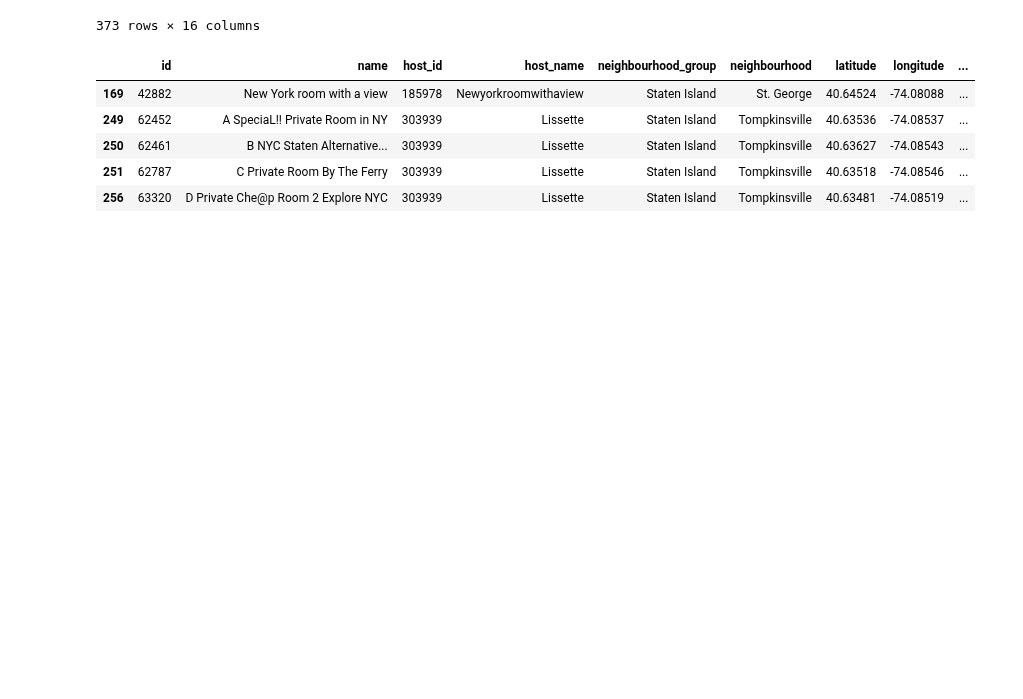
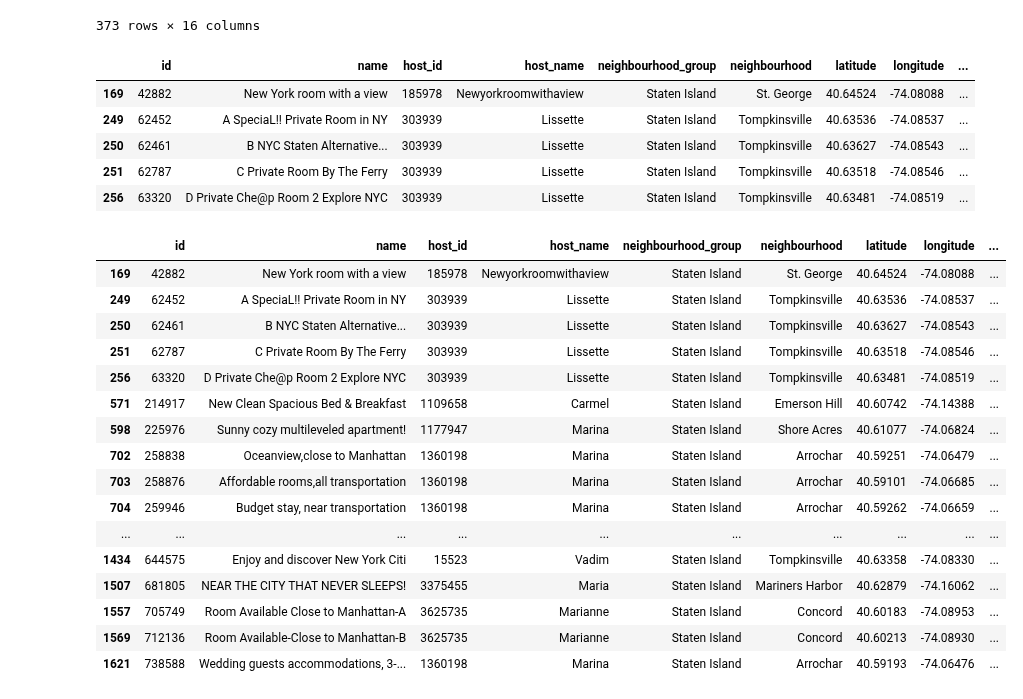
Before and after one commit to david-yang2/airbnb, a Jupyter notebook: EDA.ipynb, the cells around one changed output. Saved outputs shown, nothing was run; the diff lists cells and outputs as text; code cells hidden in the pictures; blank space fills up the shorter version.

Commit message:
first 20 staten

```diff
--- a/EDA.ipynb
+++ b/EDA.ipynb
@@ -527,3 +527,23 @@ Staten_Island.iloc[:5]
 | 250 | 62461 | B NYC Staten Alternative... | 303939 | Lissette | Staten Island | Tompkinsville | 40.63627 | -74.08543 | ... |
 | 251 | 62787 | C Private Room By The Ferry | 303939 | Lissette | Staten Island | Tompkinsville | 40.63518 | -74.08546 | ... |
 | 256 | 63320 | D Private Che@p Room 2 Explore NYC | 303939 | Lissette | Staten Island | Tompkinsville | 40.63481 | -74.08519 | ... |
+# %%
+Staten_Island.iloc[:20]
+# %% [output]
+|  | id | name | host_id | host_name | neighbourhood_group | neighbourhood | latitude | longitude | ... |
+| 169 | 42882 | New York room with a view | 185978 | Newyorkroomwithaview | Staten Island | St. George | 40.64524 | -74.08088 | ... |
+| 249 | 62452 | A SpeciaL!! Private Room in NY | 303939 | Lissette | Staten Island | Tompkinsville | 40.63536 | -74.08537 | ... |
+| 250 | 62461 | B NYC Staten Alternative... | 303939 | Lissette | Staten Island | Tompkinsville | 40.63627 | -74.08543 | ... |
+| 251 | 62787 | C Private Room By The Ferry | 303939 | Lissette | Staten Island | Tompkinsville | 40.63518 | -74.08546 | ... |
+| 256 | 63320 | D Private Che@p Room 2 Explore NYC | 303939 | Lissette | Staten Island | Tompkinsville | 40.63481 | -74.08519 | ... |
+| 571 | 214917 | New Clean Spacious Bed & Breakfast | 1109658 | Carmel | Staten Island | Emerson Hill | 40.60742 | -74.14388 | ... |
+| 598 | 225976 | Sunny cozy multileveled apartment! | 1177947 | Marina | Staten Island | Shore Acres | 40.61077 | -74.06824 | ... |
+| 702 | 258838 | Oceanview,close to Manhattan | 1360198 | Marina | Staten Island | Arrochar | 40.59251 | -74.06479 | ... |
+| 703 | 258876 | Affordable rooms,all transportation | 1360198 | Marina | Staten Island | Arrochar | 40.59101 | -74.06685 | ... |
+| 704 | 259946 | Budget stay, near transportation | 1360198 | Marina | Staten Island | Arrochar | 40.59262 | -74.06659 | ... |
+| ... | ... | ... | ... | ... | ... | ... | ... | ... | ... |
+| 1434 | 644575 | Enjoy and discover New York Citi | 15523 | Vadim | Staten Island | Tompkinsville | 40.63358 | -74.08330 | ... |
+| 1507 | 681805 | NEAR THE CITY THAT NEVER SLEEPS! | 3375455 | Maria | Staten Island | Mariners Harbor | 40.62879 | -74.16062 | ... |
+| 1557 | 705749 | Room Available Close to Manhattan-A | 3625735 | Marianne | Staten Island | Concord | 40.60183 | -74.08953 | ... |
+| 1569 | 712136 | Room Available-Close to Manhattan-B | 3625735 | Marianne | Staten Island | Concord | 40.60213 | -74.08930 | ... |
+| 1621 | 738588 | Wedding guests accommodations, 3-... | 1360198 | Marina | Staten Island | Arrochar | 40.59193 | -74.06476 | ... |
```
